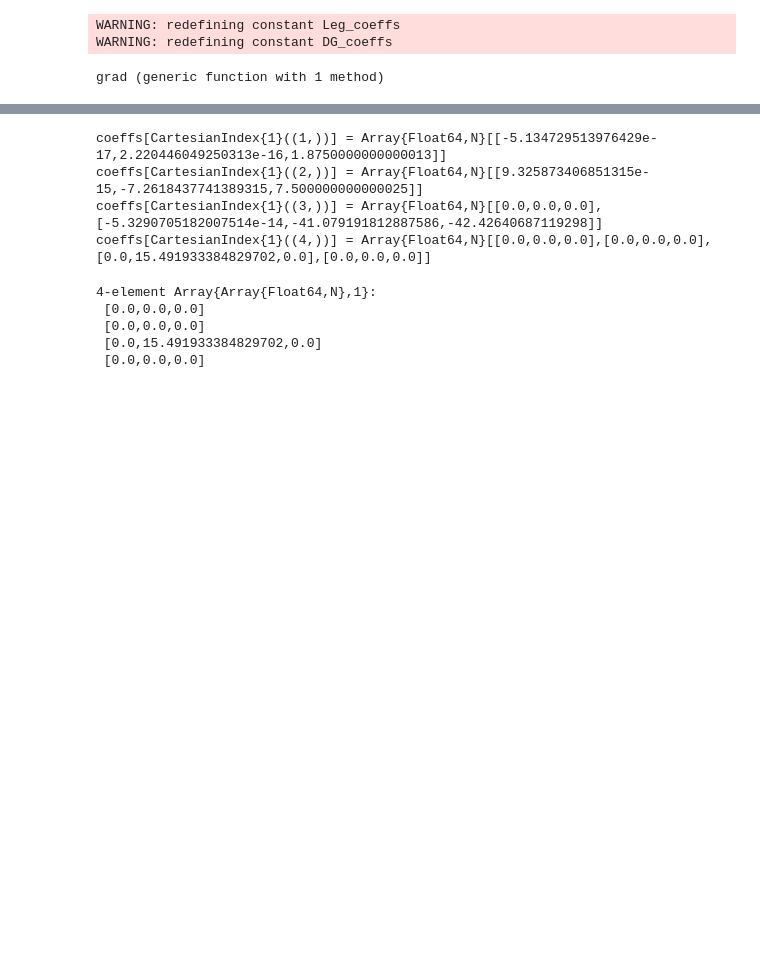
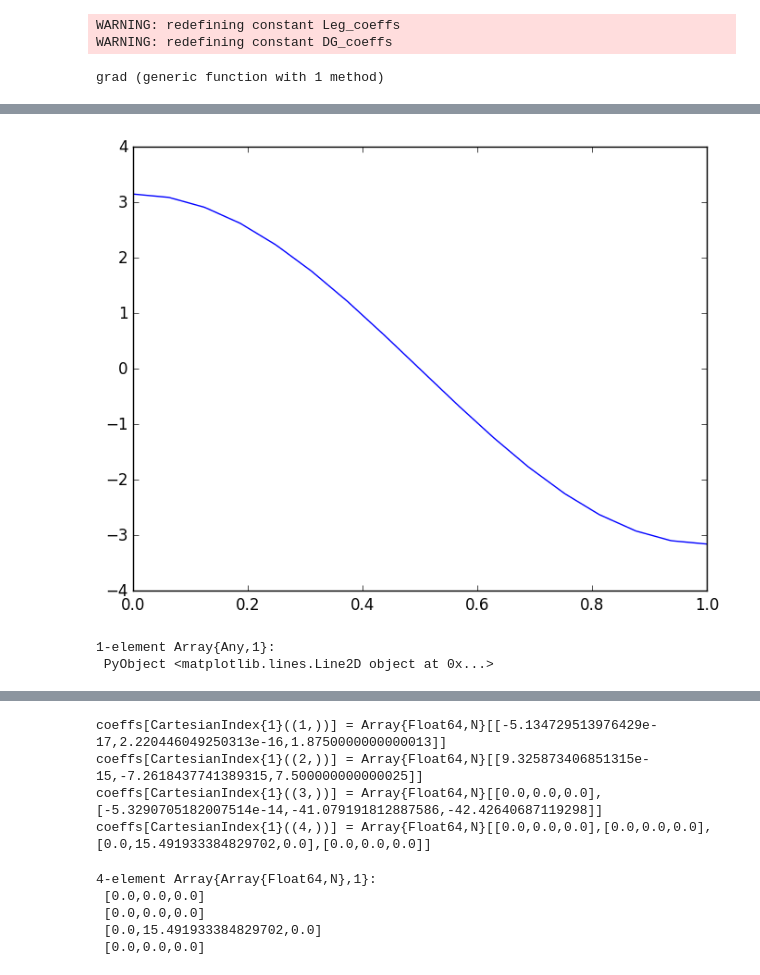
Before and after one commit to ABAtanasov/Sparse-Grids, a Jupyter notebook: Julia Code/Testing Differentiation.ipynb, the cells around one changed output, grey strips where cells are left out. Saved outputs shown, nothing was run; the diff lists cells and outputs as text; code cells hidden in the pictures; blank space fills up the shorter version.

Commit message:
1-D DG Differentiation Working
now for n-D real quick..

```diff
--- a/Julia Code/Testing Differentiation.ipynb
+++ b/Julia Code/Testing Differentiation.ipynb
@@ -100,10 +100,10 @@ end
 function vDv(k::Int, lvl1::Int, place1::Int, f_number1::Int, lvl2::Int, place2::Int, f_number2::Int)
 	if lvl1 == lvl2
 		if lvl1 == 0
-			return legendreDlegendre(f_number1, f_number2)
+			return 2*legendreDlegendre(f_number1, f_number2)
 		end
 		if place1 == place2
-			return hDh(k, f_number1, f_number2)*(1<<pos(lvl1-1))
+			return hDh(k, f_number1, f_number2)*(1<<pos(lvl1))
 		end
 		return 0.0
 	end
@@ -112,7 +112,7 @@ function vDv(k::Int, lvl1::Int, place1::Int, f_number1::Int, lvl2::Int, place2::
             return inner_product1D(v(k,0,1,f_number1), dv(k,lvl2,place2,f_number2), lvl2, place2)
 		end
 		if (1<<(lvl2-lvl1))*place1 >= place2 && (1<<(lvl2-lvl1))*(place1-1) < place2
-            @show (lvl1, place1, lvl2, place2)
+            #@show (lvl1, place1, lvl2, place2)
             return inner_product1D(v(k,lvl1,place1,f_number1), dv(k,lvl2,place2,f_number2), lvl2, place2)
 		end
 		return 0.0
@@ -136,35 +136,4 @@ function D_reconstruct_DG{D,T<:Real}(i::Int, k::Int,
     end
     return value	#return the sum of all the relevant hat functions at that place x
 end
-
-function getDerivs{D,T<:Real}(k, coeffs::Dict{CartesianIndex{D}, Array{Array{T},D}},
-								level::Int, place::Int, f_number)
-	f_numbers = ntuple(i -> k, D)
-	derivs = Array(T,D)
-	for f_number2 in CartesianRange(f_numbers)
-		coeffs[level][place][f_number]
-	end
-end
-
-function D_matrix_sparse(i::Int, n::Int, d::Int)
-	D_i = Dict{CartesianIndex{D}, Array{Array{Any},D}}()
-	f_numbers= ntuple(i-> k, D)
-    ls = ntuple(i->(n+1),D)
-	for level in CartesianRange(ls) #This really goes from 0 to l_i for each i
-        diag_level=0;
-        for i in 1:D
-            diag_level+=level[i]
-        end
-        if diag_level > n + D #If we're past the levels we care about, don't compute coeffs
-            continue
-        end
-		ks = ntuple(i -> 1<<pos(level[i]-2), D)
-		for place in CartesianRange(ks)
-			for f_number in CartesianRange(f_numbers)
-				#maybe literally make a dictionary applicable only when= overlap = true
-
-			end
-		end
-	end
-end
 # %% [output]
@@ -183,0 +212,9 @@ while loading In[252], in expression starting on line 5
+# %%
+#coeffs1=hier_coefficients_DG(3,(x->v(3,0,1,2,x[1])),(4,))
+coeffs1=hier_coefficients_DG(3,(x->sin(pi*x[1])),(5,))
+coeffsd=diff_coefficients_DG(1,3,coeffs1)
+plotfunc1D(x->reconstruct_DG(3,coeffsd,[x[1]]))#-pi*cos(pi*x[1]))
+# %% [output]
+[figure, added]
+1-element Array{Any,1}:
+ PyObject <matplotlib.lines.Line2D object at 0x...>
```
Also changed, not shown: parts of 16 cells of this notebook, 1 other file.
